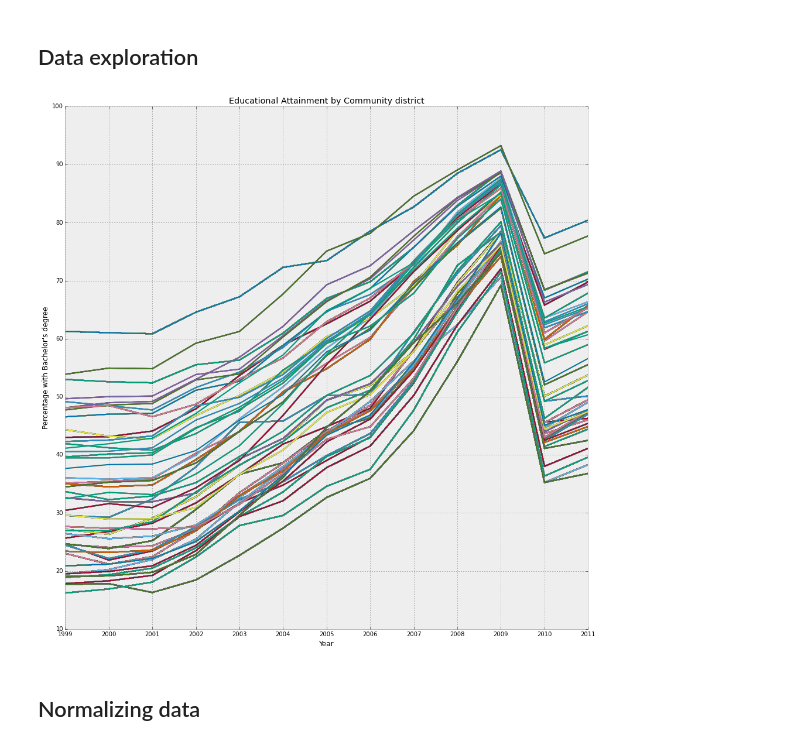
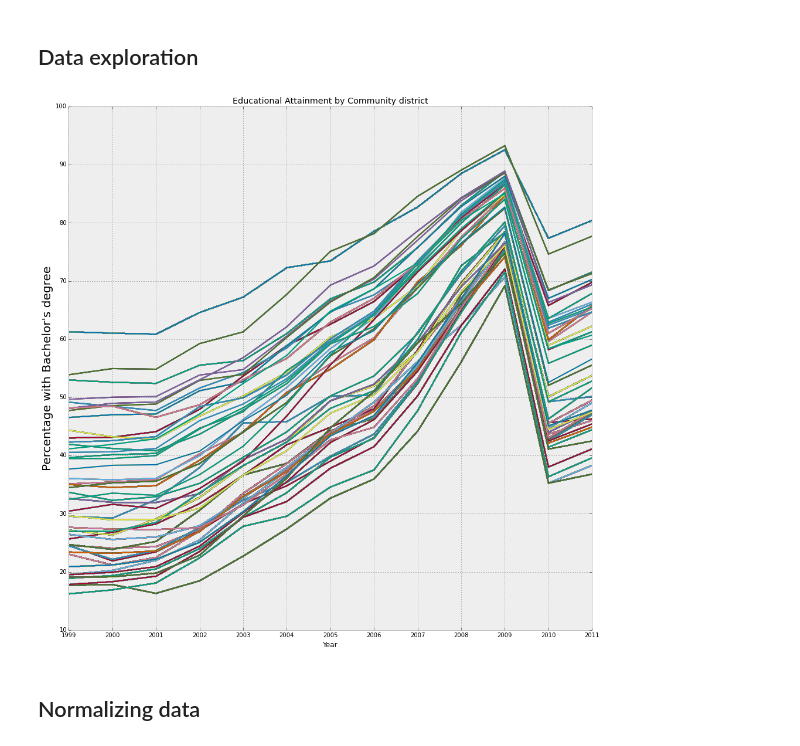
Before and after one commit to fedhere/PUI2015_EC, a Jupyter notebook: vv744_EC/explore_data.ipynb, the cells around one changed output. Drawn from its saved outputs; the diff is of its cells as text; code cells hidden in the pictures.

```diff
--- a/vv744_EC/explore_data.ipynb
+++ b/vv744_EC/explore_data.ipynb
@@ -46,14 +46,15 @@ ship_edu_mat = ship_edu_time.as_matrix()
 # %%
 figure, ax = plt.subplots(figsize=(16,16))
 ax.plot(ship_edu_mat.transpose())
 ax.set_title('Educational Attainment by Community district')
 ax.set_xticks(np.arange(13))
 ax.set_xticklabels(1999 + np.arange(13))
 ax.set_xlabel('Year')
-ax.set_ylabel("Percentage with Bachelor's degree")
+ax.set_ylabel("Percentage with Bachelor's degree", fontsize = 20)
 ax.legend()
+figure.savefig('plot1.png')
 # %% [output]
-[figure, old version]
+[figure, new version]
 # %% [markdown]
 ## Normalizing data
 # %%
```
Also changed, not shown: 1 other file.
